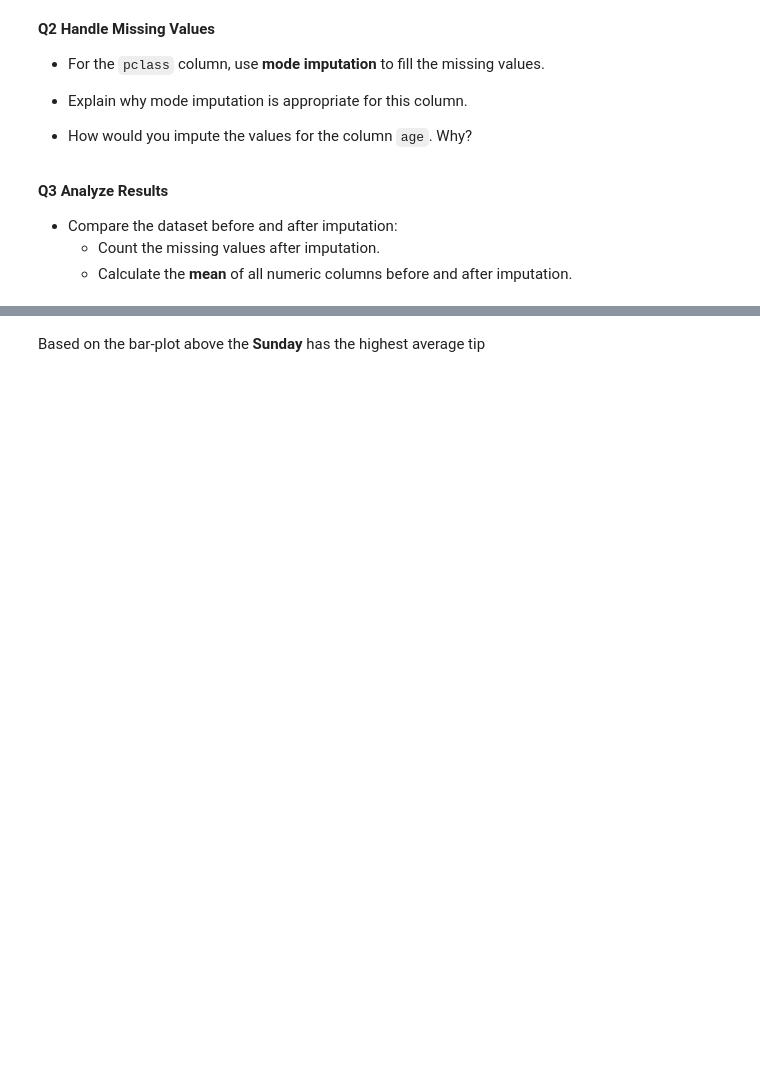
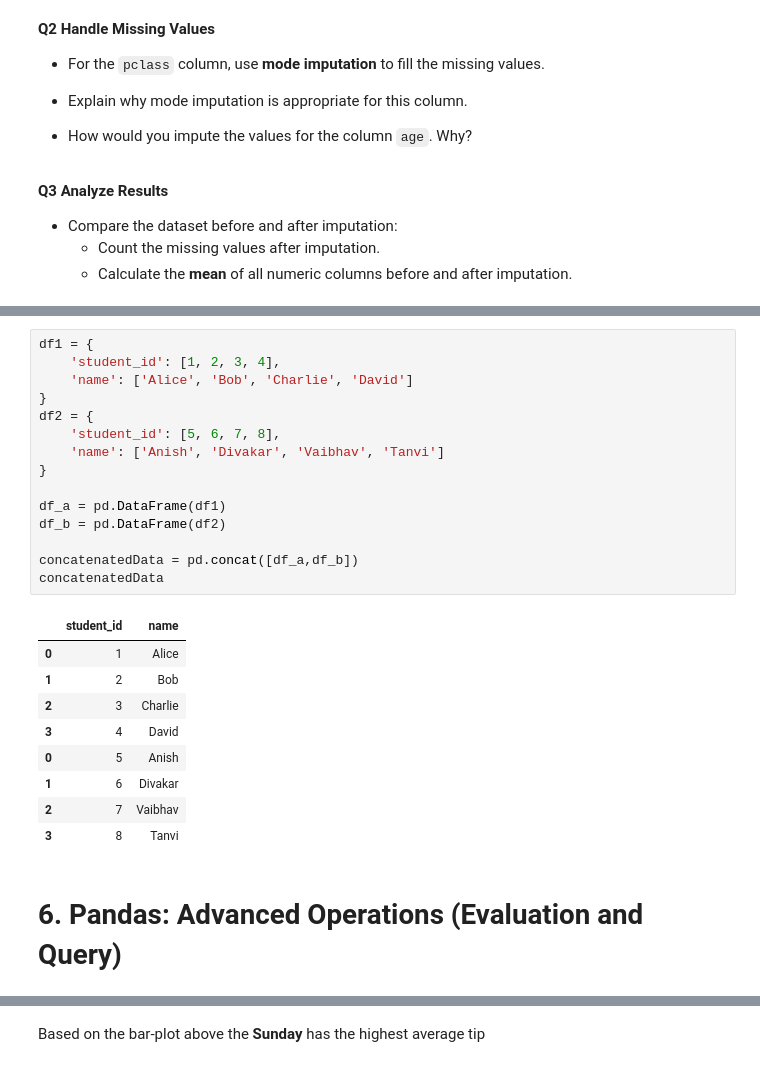
Before and after one commit to Diver202/PSDV, a Jupyter notebook: Lab2/Lab2_Pandas_Matplotlib.ipynb, the cells around one changed output, grey strips where cells are left out. Saved outputs shown, nothing was run; the diff lists cells and outputs as text; blank space fills up the shorter version.

```diff
--- a/Lab2/Lab2_Pandas_Matplotlib.ipynb
+++ b/Lab2/Lab2_Pandas_Matplotlib.ipynb
@@ -506 +545,28 @@ df_b = pd.DataFrame(df2)
+# %%
+df1 = {
+    'student_id': [1, 2, 3, 4],
+    'name': ['Alice', 'Bob', 'Charlie', 'David']
+}
+df2 = {
+    'student_id': [5, 6, 7, 8],
+    'name': ['Anish', 'Divakar', 'Vaibhav', 'Tanvi']
+}
+
+df_a = pd.DataFrame(df1)
+df_b = pd.DataFrame(df2)
+
+concatenatedData = pd.concat([df_a,df_b])
+concatenatedData
+# %% [output]
+|  | student_id | name |
+| 0 | 1 | Alice |
+| 1 | 2 | Bob |
+| 2 | 3 | Charlie |
+| 3 | 4 | David |
+| 0 | 5 | Anish |
+| 1 | 6 | Divakar |
+| 2 | 7 | Vaibhav |
+| 3 | 8 | Tanvi |
+# %% [markdown]
+# 6. Pandas: Advanced Operations (Evaluation and Query)
 # %% [markdown]
```
Also changed, not shown: parts of 18 cells of this notebook.
